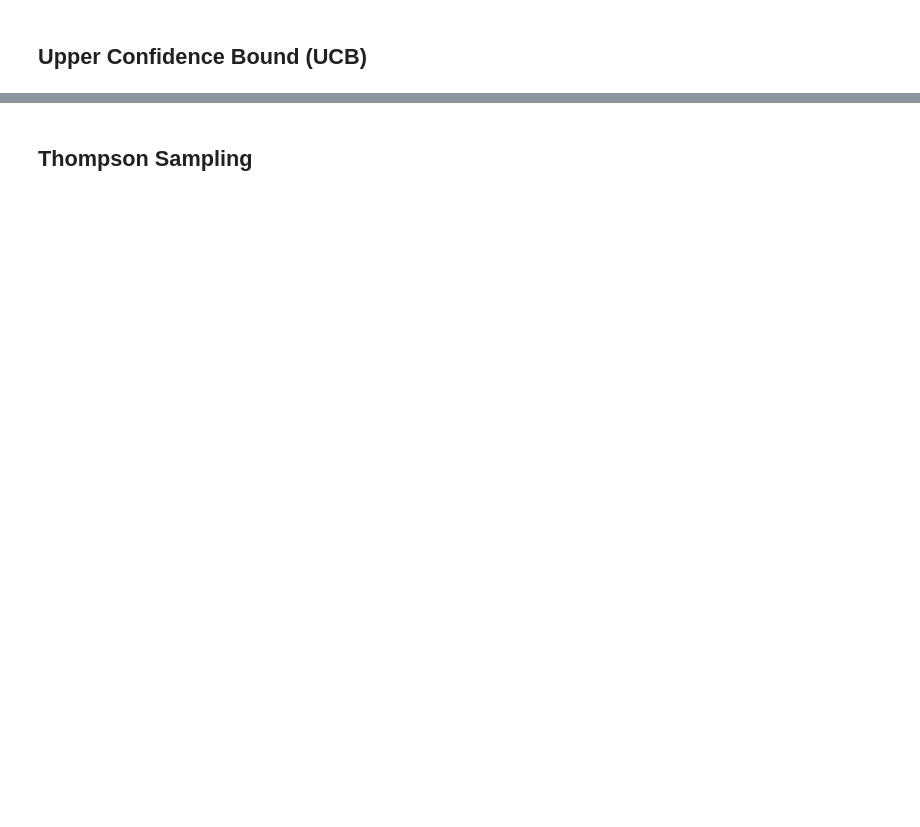
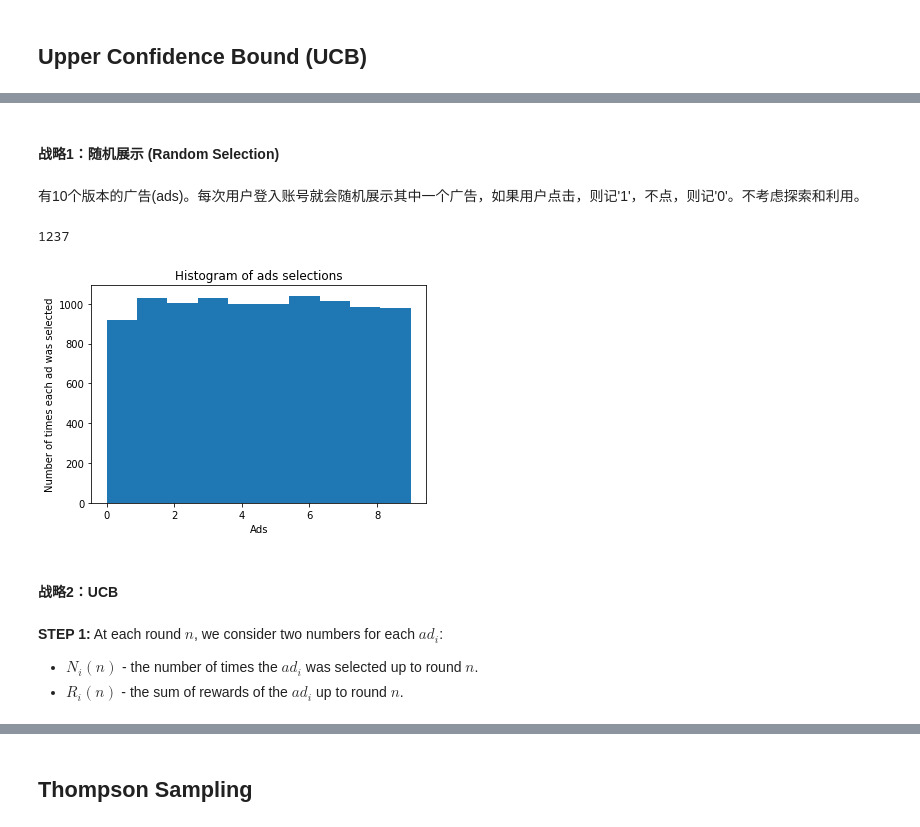
Before and after one commit to yunjcai/Machine-Learning-A-Z, a Jupyter notebook: Part 6 - Reinforcement Learning/Reinforcement Learning.ipynb, the cells around one changed output, grey strips where cells are left out. Saved outputs shown, nothing was run; the diff lists cells and outputs as text; code cells hidden in the pictures; blank space fills up the shorter version.

```diff
--- a/Part 6 - Reinforcement Learning/Reinforcement Learning.ipynb
+++ b/Part 6 - Reinforcement Learning/Reinforcement Learning.ipynb
@@ -10,0 +80,3 @@ Desired outcomes provide the AI with reward, undesired with punishment. Machines
+# %%
+dataset = pd.read_csv('Ads_CTR_Optimisation.csv')
+dataset.head()
@@ -10,0 +90,33 @@ Desired outcomes provide the AI with reward, undesired with punishment. Machines
+# %% [markdown]
+#### 战略1：随机展示 (Random Selection)
+# %% [markdown]
+有10个版本的广告(ads)。每次用户登入账号就会随机展示其中一个广告，如果用户点击，则记'1'，不点，则记'0'。不考虑探索和利用。
+# %%
+import random
+N = 10000
+d = 10
+ads_selected = []
+total_reward = 0
+for n in range(0,N):
+    ad = random.randrange(d)  # 从10个广告中随机抽取。
+    ads_selected.append(ad)
+    reward = dataset.values[n,ad]  # 根据 dataset 来判断用户是否点击了当前广告。
+    total_reward = total_reward + reward  # 最终总共有多少点击
+print(total_reward)
+# %% [output]
+1237
+# %%
+# Visualising the Results - Histogram
+plt.hist(ads_selected)
+plt.title('Histogram of ads selections')
+plt.xlabel('Ads')
+plt.ylabel('Number of times each ad was selected')
+plt.show()
+# %% [output]
+[figure, added]
+# %% [markdown]
+#### 战略2：UCB
+# %% [markdown]
+**STEP 1:** At each round $n$, we consider two numbers for each $ad_i$:
+* $N_i(n)$ - the number of times the $ad_i$ was selected up to round $n$.
+* $R_i(n)$ - the sum of rewards of the $ad_i$ up to round $n$.
```
Also changed, not shown: parts of 20 cells of this notebook.
